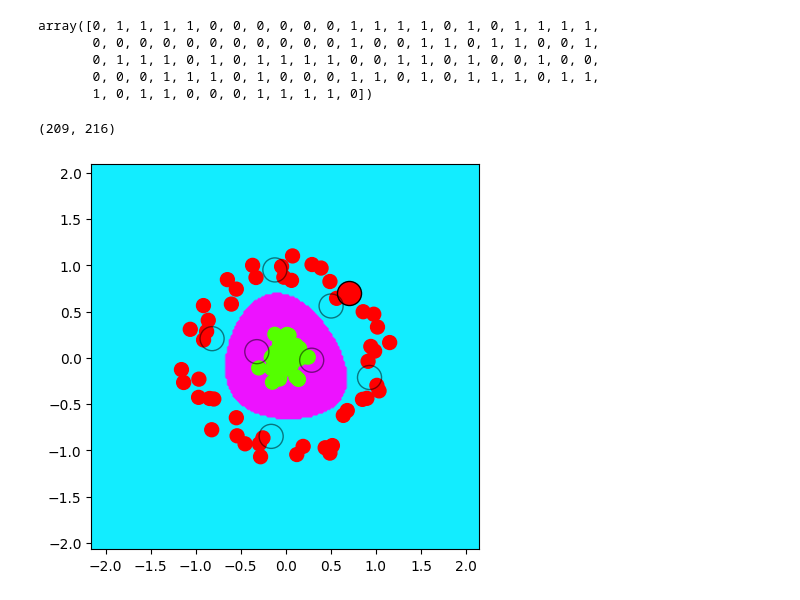
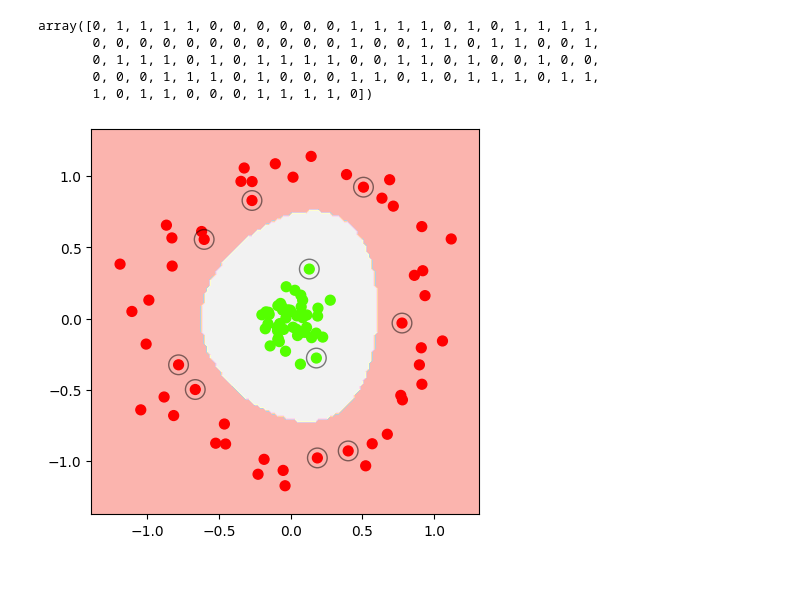
Before and after one commit to choki0715/lecture, a Jupyter notebook: SVM_rbf_example.ipynb, the cells around one changed output. Drawn from its saved outputs; the diff is of its cells as text; code cells hidden in the pictures.

```diff
--- a/SVM_rbf_example.ipynb
+++ b/SVM_rbf_example.ipynb
@@ -76,43 +83,35 @@ array([0, 1, 1, 1, 1, 0, 0, 0, 0, 0, 0, 1, 1, 1, 1, 0, 1, 0, 1, 1, 1, 1,
 # %%
 # 예상되는 데이터 영역을 h 크기의 메쉬형태로 구분
 h = .02
 
-
 # 결과를 비교하기 위해 두개 그림을 출력
 fig, axs = plt.subplots(1,1, figsize=(5,5))
 
+# 데이터의 최대, 최소 영역을 설정
+x_min = X[:, 0].min() - 0.2
+x_max = X[:, 0].max() + 0.2
 
-# 데이터의 최대, 최소 영역을 설정
-x_min = X[:, 0].min() - 1
-x_max = X[:, 0].max() + 1
-
-y_min = X[:, 1].min() - 1
-y_max = X[:, 1].max() + 1
+y_min = X[:, 1].min() - 0.2
+y_max = X[:, 1].max() + 0.2
 
 xx, yy = np.meshgrid(np.arange(x_min, x_max, h), np.arange(y_min, y_max, h))
 
-    # xx, yy array 크기 확인
-print(xx.shape)
-
-    # xx.ravel := xx.reshape(-1) --> 1차원 벡터로 평탄화
+# xx.ravel := xx.reshape(-1) --> 1차원 벡터로 평탄화
 Z = clf.predict(np.c_[xx.ravel(), yy.ravel()])
 
 # Z를 다시 컨투어 가시과를 위해 메쉬 데이터로 복원
 Z_out = Z.reshape(xx.shape)
 
-    # fig[idx]= plt.figure(figsize=(8, 6))
-axs.contourf(xx, yy, Z_out, cmap='cool')
+axs.contourf(xx, yy, Z_out, cmap='Pastel1')
 
 # Plot also the training points
-scatter = axs.scatter(x=X[:, 0], y=X[:, 1], cmap='cool', c=y,
-                      alpha=1.0, edgecolor="black")
+#scatter = axs.scatter(x=X[:, 0], y=X[:, 1], c=y,
+#                      alpha=1.0, edgecolor="black")
 
 
-plt.scatter(X[:, 0], X[:, 1], c=y, s=100, cmap='prism', vmax=1, vmin=0)
-plt.scatter(X_t[0,0], X_t[0,1], c=y_t, edgecolors='k', s=300, cmap='prism', vmax=1, vmin=0)
+plt.scatter(X[:, 0], X[:, 1], c=y, s=50, cmap='prism', vmax=1, vmin=0)
 plt.scatter(clf.support_vectors_[:, 0], clf.support_vectors_[:, 1],
-             s=300, edgecolors='k', facecolor='none', alpha=0.5);
+             s=200, edgecolors='k', facecolor='none', alpha=0.5);
 plt.show()
 # %% [output]
-(209, 216)
-[figure, old version]
+[figure, new version]
```
Also changed, not shown: parts of 5 cells of this notebook.
